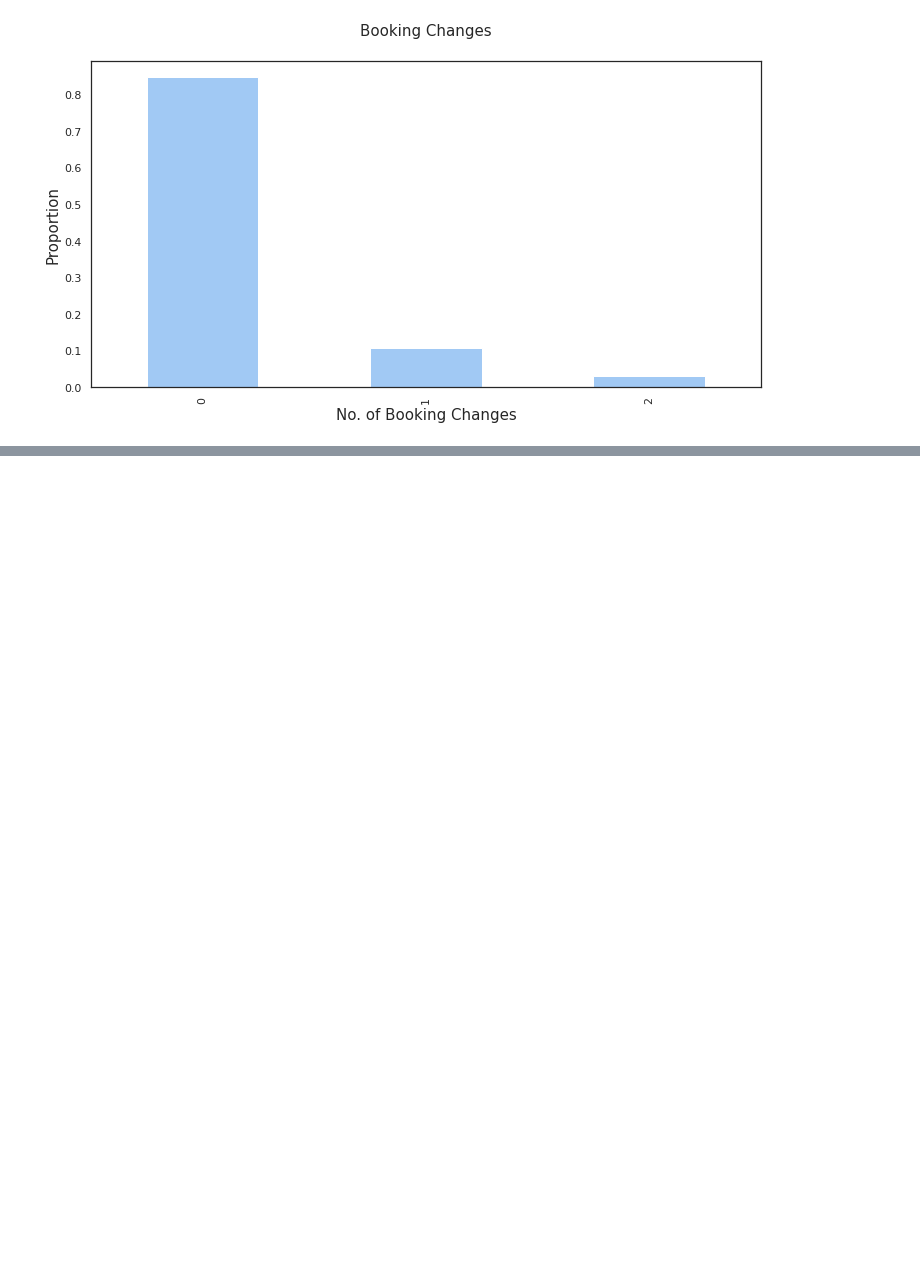
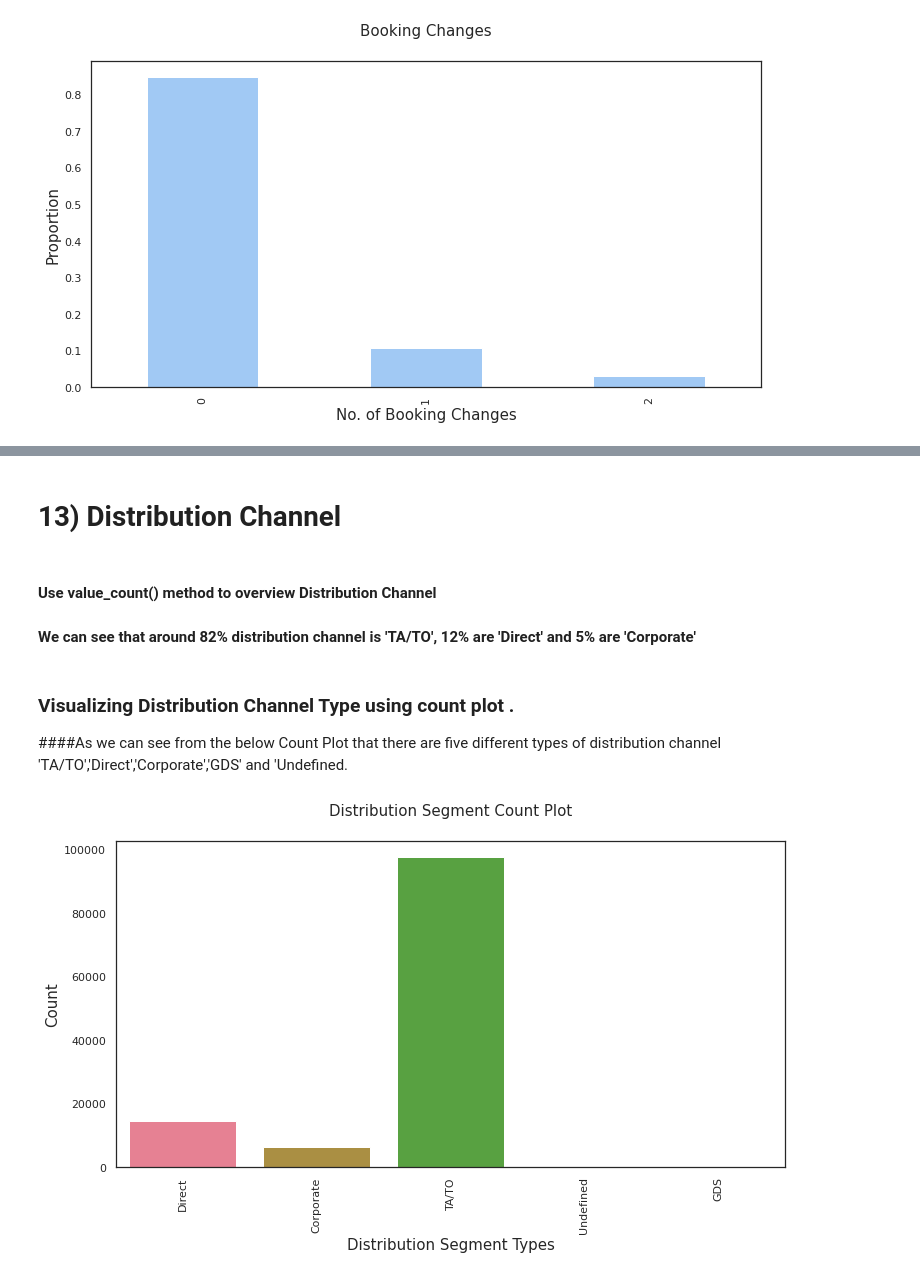
Before and after one commit to mdabushad/Hotel-Booking-Analysis-EDA-Capstone, a Jupyter notebook: data_machines_Hotel_Booking_Analysis_Capstone_Project.ipynb, the cells around one changed output, grey strips where cells are left out. Cells and saved outputs as stored; diff of their text form; code cells hidden in the pictures; blank space fills up the shorter version.

```diff
--- a/data_machines_Hotel_Booking_Analysis_Capstone_Project.ipynb
+++ b/data_machines_Hotel_Booking_Analysis_Capstone_Project.ipynb
@@ -510,0 +523,20 @@ plt.show()
+# %%
+sns.set_context('notebook')
+sns.set_style("white")
+sns.set_palette('husl')
+
+g = sns.countplot(x ='reserved_room_type', data = df)
+
+g.set_xlabel('Room Types',fontsize = 15)
+g.set_ylabel('Count',fontsize = 15)
+g.set_title('Reserved Room Type Count Plot', fontsize = 15, y = 1.06)
+
+plt.xticks(rotation = 90)
+
+plt.show()
+# %% [markdown]
+# 13) Distribution Channel
+# %% [markdown]
+#### Use value_count() method to overview Distribution Channel
+
+#### We can see that around 82% distribution channel is 'TA/TO', 12% are 'Direct' and 5% are 'Corporate'
@@ -510,0 +545,20 @@ plt.show()
+# %% [markdown]
+### Visualizing Distribution Channel Type using count plot .
+
+####As we can see from the below Count Plot that there are five different types of distribution channel 'TA/TO','Direct','Corporate','GDS' and 'Undefined.
+# %%
+sns.set_context('notebook')
+sns.set_style("white")
+sns.set_palette('husl')
+
+g = sns.countplot(x ='distribution_channel', data = df)
+
+g.set_xlabel('Distribution Segment Types',fontsize = 15)
+g.set_ylabel('Count',fontsize = 15)
+g.set_title('Distribution Segment Count Plot', fontsize = 15, y = 1.06)
+
+plt.xticks(rotation = 90)
+
+plt.show()
+# %% [output]
+[figure, added]
```
Also changed, not shown: parts of 8 cells of this notebook.
